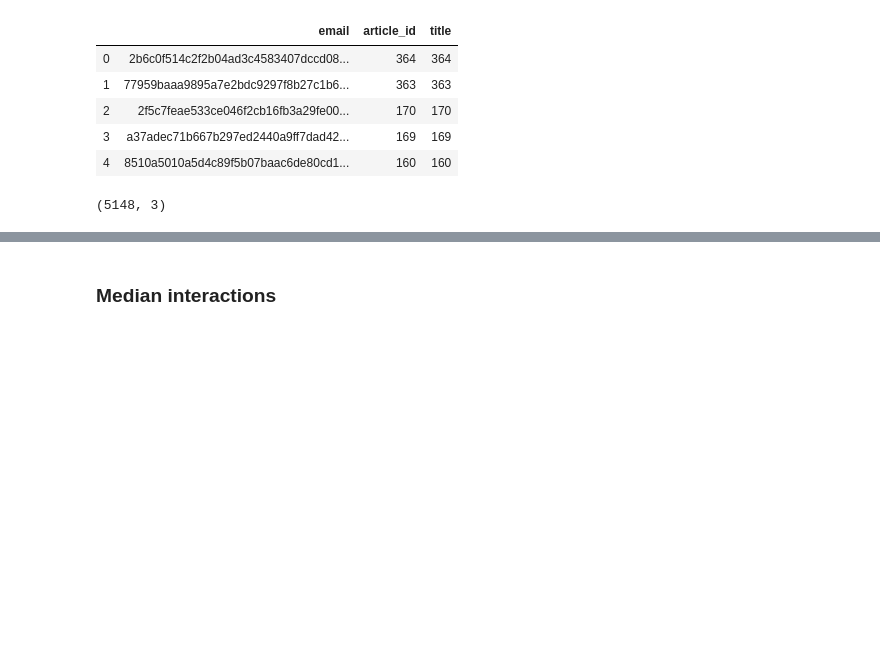
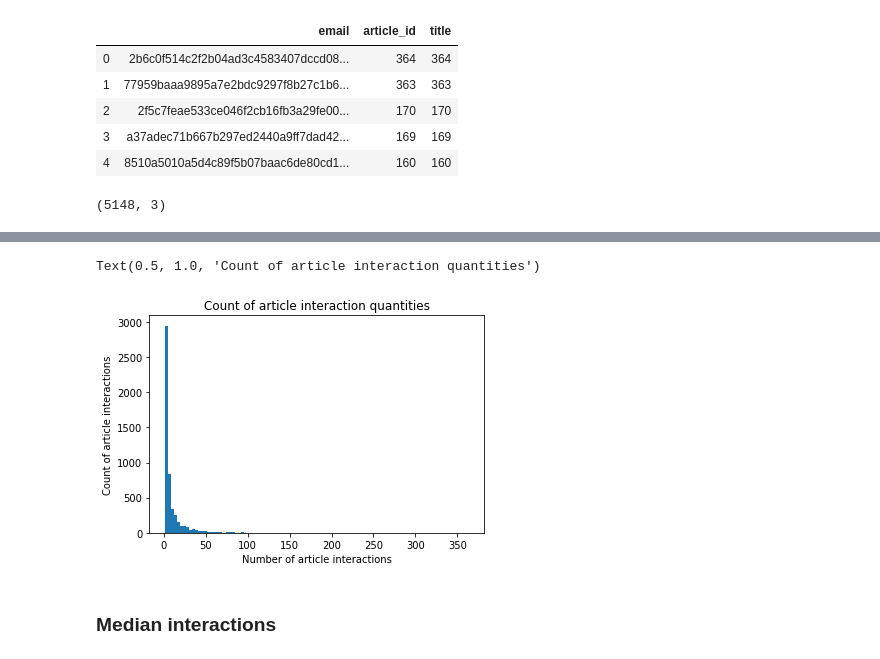
Before and after one commit to JPunter/ibm_recommender, a Jupyter notebook: Recommendations_with_IBM.ipynb, the cells around one changed output, grey strips where cells are left out. Cells and saved outputs as stored; diff of their text form; code cells hidden in the pictures; blank space fills up the shorter version.

```diff
--- a/Recommendations_with_IBM.ipynb
+++ b/Recommendations_with_IBM.ipynb
@@ -73,3 +67,11 @@ fig.add_trace(go.Histogram(x=int_counts['title']))
+# %%
+fig = plt.hist(int_counts['title'], bins = 100)
+plt.xlabel('Number of article interactions')
+plt.ylabel('Count of article interactions')
+plt.title('Count of article interaction quantities')
+# %% [output]
+Text(0.5, 1.0, 'Count of article interaction quantities')
+[figure, added]
 # %% [markdown]
 ### Median interactions
 # %%
```
Also changed, not shown: parts of 10 cells of this notebook.
